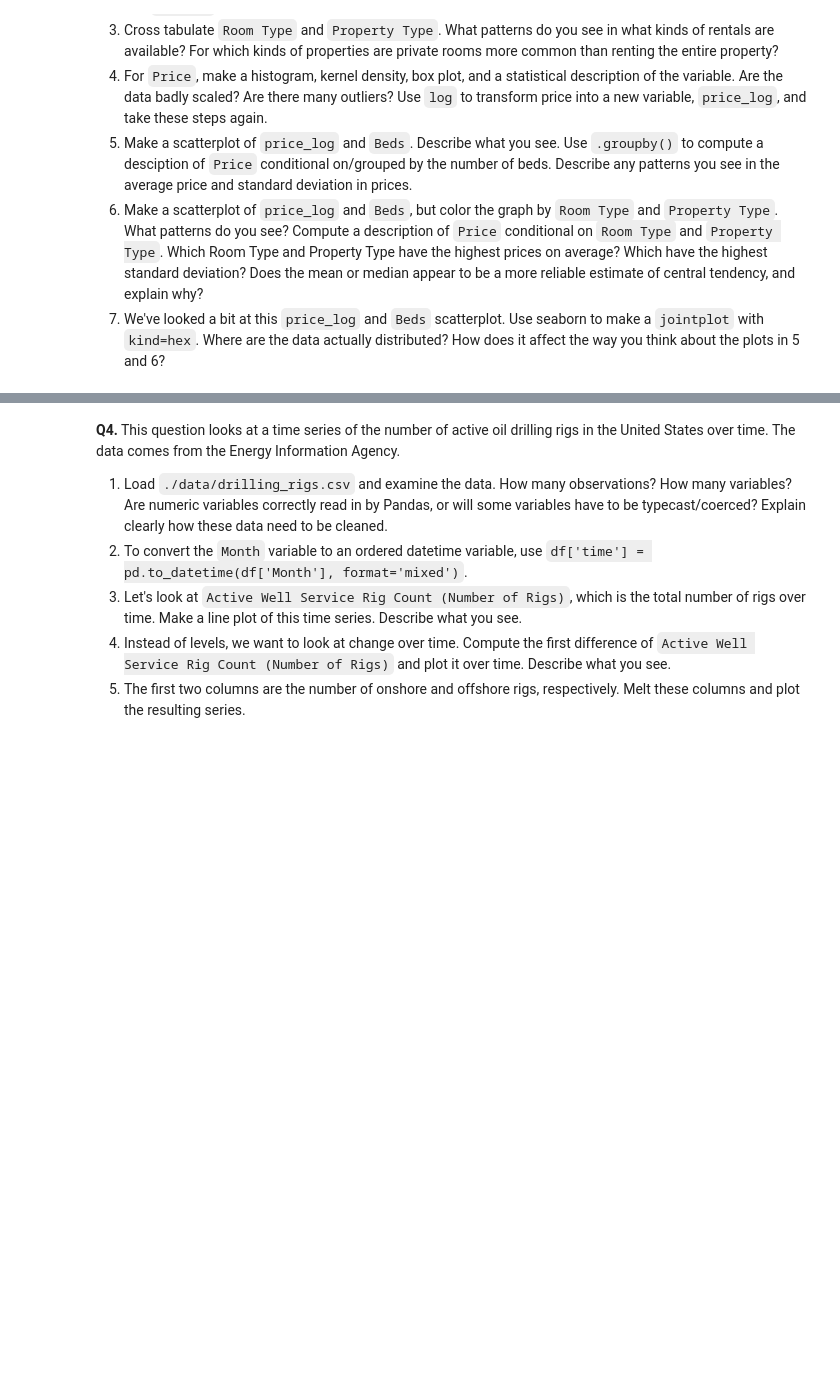
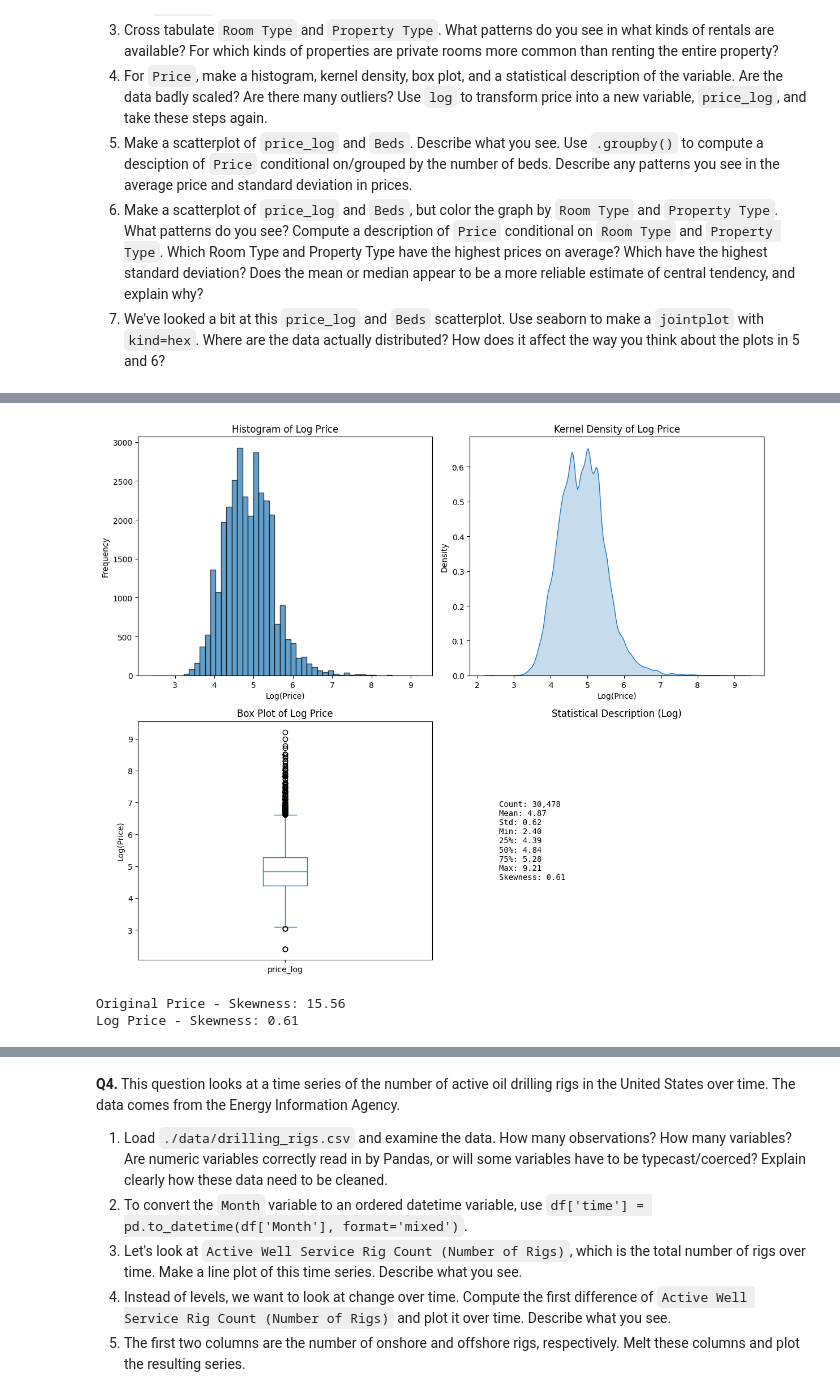
Before and after one commit to damiayandipo/EDA, a Jupyter notebook: assignment/assignment.ipynb, the cells around one changed output, grey strips where cells are left out. Cells and saved outputs as stored; diff of their text form; code cells hidden in the pictures; blank space fills up the shorter version.

```diff
--- a/assignment/assignment.ipynb
+++ b/assignment/assignment.ipynb
@@ -386,0 +506,41 @@ Patterns in Top Giftors:
+# %%
+df['price_log'] = np.log1p(df['Price'])
+
+fig, axes = plt.subplots(2, 2, figsize=(12, 10))
+
+axes[0,0].hist(df['price_log'], bins=50, edgecolor='black', alpha=0.7)
+axes[0,0].set_title('Histogram of Log Price')
+axes[0,0].set_xlabel('Log(Price)')
+axes[0,0].set_ylabel('Frequency')
+
+sns.kdeplot(data=df, x='price_log', ax=axes[0,1], fill=True)
+axes[0,1].set_title('Kernel Density of Log Price')
+axes[0,1].set_xlabel('Log(Price)')
+
+df['price_log'].plot(kind='box', ax=axes[1,0])
+axes[1,0].set_title('Box Plot of Log Price')
+axes[1,0].set_ylabel('Log(Price)')
+
+price_log_stats = df['price_log'].describe()
+stats_text_log = f"Count: {price_log_stats['count']:,.0f}\n"
+stats_text_log += f"Mean: {price_log_stats['mean']:.2f}\n"
+stats_text_log += f"Std: {price_log_stats['std']:.2f}\n"
+stats_text_log += f"Min: {price_log_stats['min']:.2f}\n"
+stats_text_log += f"25%: {price_log_stats['25%']:.2f}\n"
+stats_text_log += f"50%: {price_log_stats['50%']:.2f}\n"
+stats_text_log += f"75%: {price_log_stats['75%']:.2f}\n"
+stats_text_log += f"Max: {price_log_stats['max']:.2f}\n"
+stats_text_log += f"Skewness: {df['price_log'].skew():.2f}"
+axes[1,1].text(0.1, 0.5, stats_text_log, fontfamily='monospace', verticalalignment='center')
+axes[1,1].set_title('Statistical Description (Log)')
+axes[1,1].axis('off')
+
+plt.tight_layout()
+plt.show()
+
+print(f"Original Price - Skewness: {df['Price'].skew():.2f}")
+print(f"Log Price - Skewness: {df['price_log'].skew():.2f}")
+# %% [output]
+[figure, added]
+Original Price - Skewness: 15.56
+Log Price - Skewness: 0.61
```
Also changed, not shown: parts of 7 cells of this notebook.
